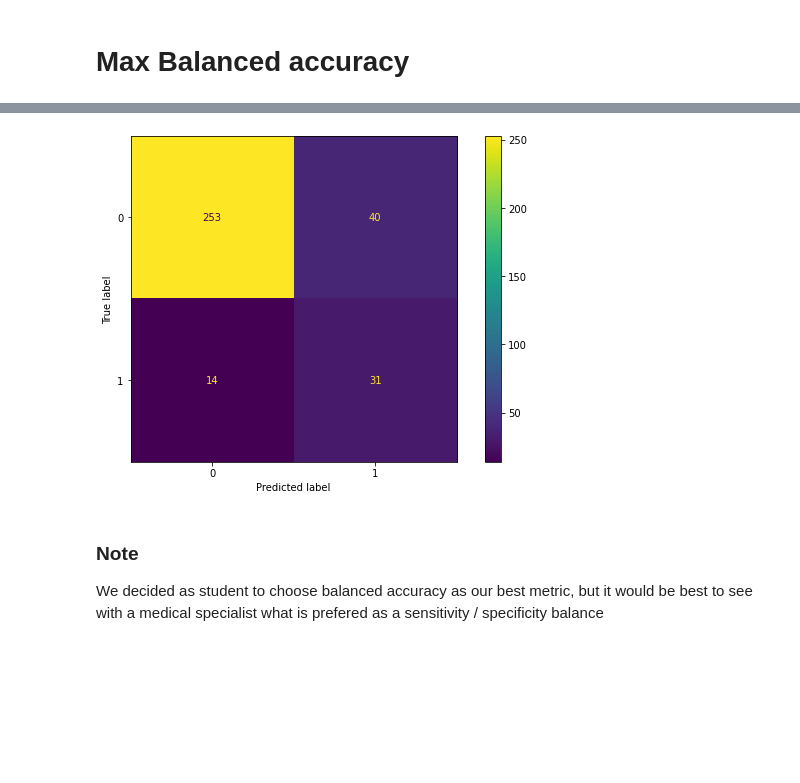
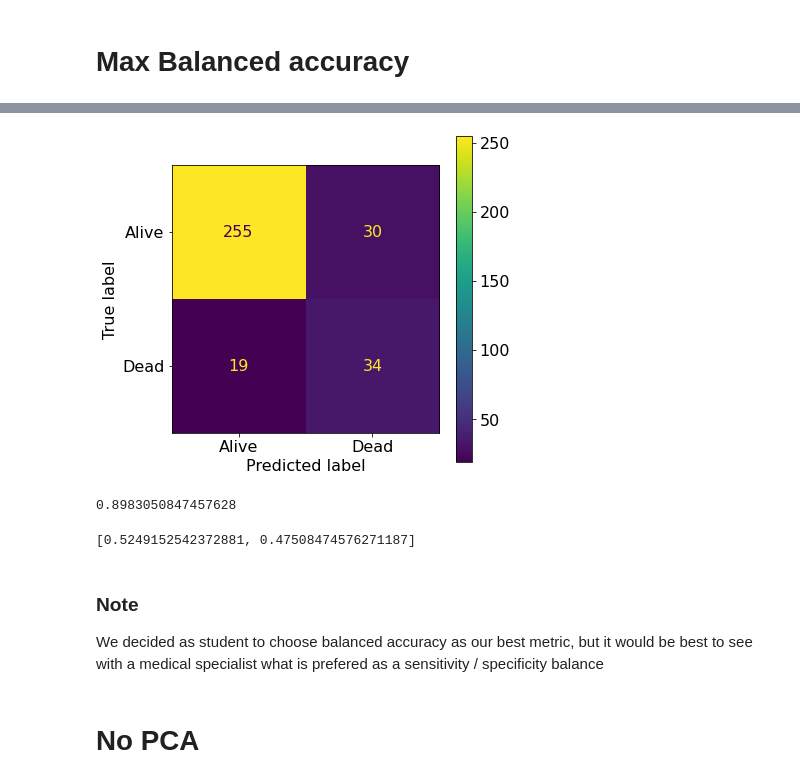
Before and after one commit to StephaneGcrd/CDI_case_2, a Jupyter notebook: LDA.ipynb, the cells around one changed output, grey strips where cells are left out. Drawn from its saved outputs; the diff is of its cells as text; code cells hidden in the pictures; blank space fills up the shorter version.

```diff
--- a/LDA.ipynb
+++ b/LDA.ipynb
@@ -553,13 +411,16 @@ for idx, (train_ids,test_ids) in enumerate(inner_cv.split(X_sc)):
 # %%
 args = np.argwhere(spe_t==np.max(spe_t))
 
-for idx, (train_ids,test_ids) in enumerate(inner_cv.split(X_sc)):
-    x_train_l, x_test_l = X_sc[train_ids],X_sc[test_ids]
+for idx, (train_ids,test_ids) in enumerate(inner_cv.split(X_pca)):
+    x_train_l, x_test_l = X_pca[train_ids],X_pca[test_ids]
     y_train_l, y_test_l = Y_dead[train_ids],Y_dead[test_ids]
 
     mdl = LinearDiscriminantAnalysis(solver="lsqr",shrinkage=reg_param[args[0][1]], priors=priors[args[0][0]])
     mdl.fit(x_train_l, y_train_l)
     plot_confusion_matrix(mdl, x_test_l, y_test_l)
+    plt.title("C.M. for LDA - highest specificity model")
+    plt.xticks([0,1],["Alive","Dead"])
+    plt.yticks([0,1],["Alive","Dead"])
 
     break;
 # %% [output]
@@ -568,0 +494,14 @@ for idx, (train_ids,test_ids) in enumerate(inner_cv.split(X_sc)):
+# %%
+result_roc = [[np.mean(tn_roc),np.mean(fp_roc)],[np.mean(fn_roc),np.mean(tp_roc)]]
+plt.rcParams["figure.figsize"] = (6,5)
+
+sns.heatmap(result_roc, annot=True, cmap="viridis",fmt='g')
+plt.xticks([0.5,1.5], ["Alive","Dead"])
+plt.yticks([0.5,1.5], ["Alive","Dead"])
+plt.title("LDA Best ROC \n")
+plt.xlabel("Predicted Label")
+plt.ylabel("True Label")
+plt.text(0.3,0.7,"σ= {:.1f}".format(np.std(tn_roc)),fontsize="small")
+plt.text(0.3,1.7,"σ= {:.1f}".format(np.std(fn_roc)),color="white",fontsize="small")
+plt.text(1.3,0.7,"σ= {:.1f}".format(np.std(fp_roc)),color="white",fontsize="small")
+plt.text(1.3,1.7,"σ= {:.1f}".format(np.std(tp_roc)),color="white",fontsize="small")
@@ -568,0 +534,6 @@ for idx, (train_ids,test_ids) in enumerate(inner_cv.split(X_sc)):
+# %%
+mdl_1.fit(x_train_l, y_train_l)
+plot_confusion_matrix(mdl, x_test_l, y_test_l)
+
+plt.xticks([0,1],["Alive","Dead"])
+plt.yticks([0,1],["Alive","Dead"])
@@ -568,0 +545,6 @@ for idx, (train_ids,test_ids) in enumerate(inner_cv.split(X_sc)):
+# %%
+mdl_2.fit(x_train_l, y_train_l)
+plot_confusion_matrix(mdl, x_test_l, y_test_l)
+
+plt.xticks([0,1],["Alive","Dead"])
+plt.yticks([0,1],["Alive","Dead"])
@@ -569,14 +556,16 @@ for idx, (train_ids,test_ids) in enumerate(inner_cv.split(X_sc)):
 # %%
-args = np.argwhere(b_a==np.max(b_a))
+args = np.argwhere(pca_auc_r==np.max(pca_auc_r))
 
-for idx, (train_ids,test_ids) in enumerate(inner_cv.split(X_sc)):
-    x_train_l, x_test_l = X_sc[train_ids],X_sc[test_ids]
+for idx, (train_ids,test_ids) in enumerate(inner_cv.split(X_pca)):
+    x_train_l, x_test_l = X_pca[train_ids],X_pca[test_ids]
     y_train_l, y_test_l = Y_dead[train_ids],Y_dead[test_ids]
 
     mdl = LinearDiscriminantAnalysis(solver="lsqr",shrinkage=reg_param[args[0][1]], priors=priors[args[0][0]])
     mdl.fit(x_train_l, y_train_l)
     plot_confusion_matrix(mdl, x_test_l, y_test_l)
+    plt.xticks([0,1],["Alive","Dead"])
+    plt.yticks([0,1],["Alive","Dead"])
 
     break;
 # %% [output]
-[figure, old version]
+[figure, new version]
@@ -583,4 +575,14 @@ for idx, (train_ids,test_ids) in enumerate(inner_cv.split(X_sc)):
+# %%
+shrinkage
+# %% [output]
+0.8983050847457628
+# %%
+priors
+# %% [output]
+[0.5249152542372881, 0.47508474576271187]
 # %% [markdown]
 ### Note
 
 We decided as student to choose balanced accuracy as our best metric, but it would be best to see with a medical specialist what is prefered as a sensitivity / specificity balance
+# %% [markdown]
+# No PCA
```
Also changed, not shown: parts of 38 cells of this notebook, 5 other files.
